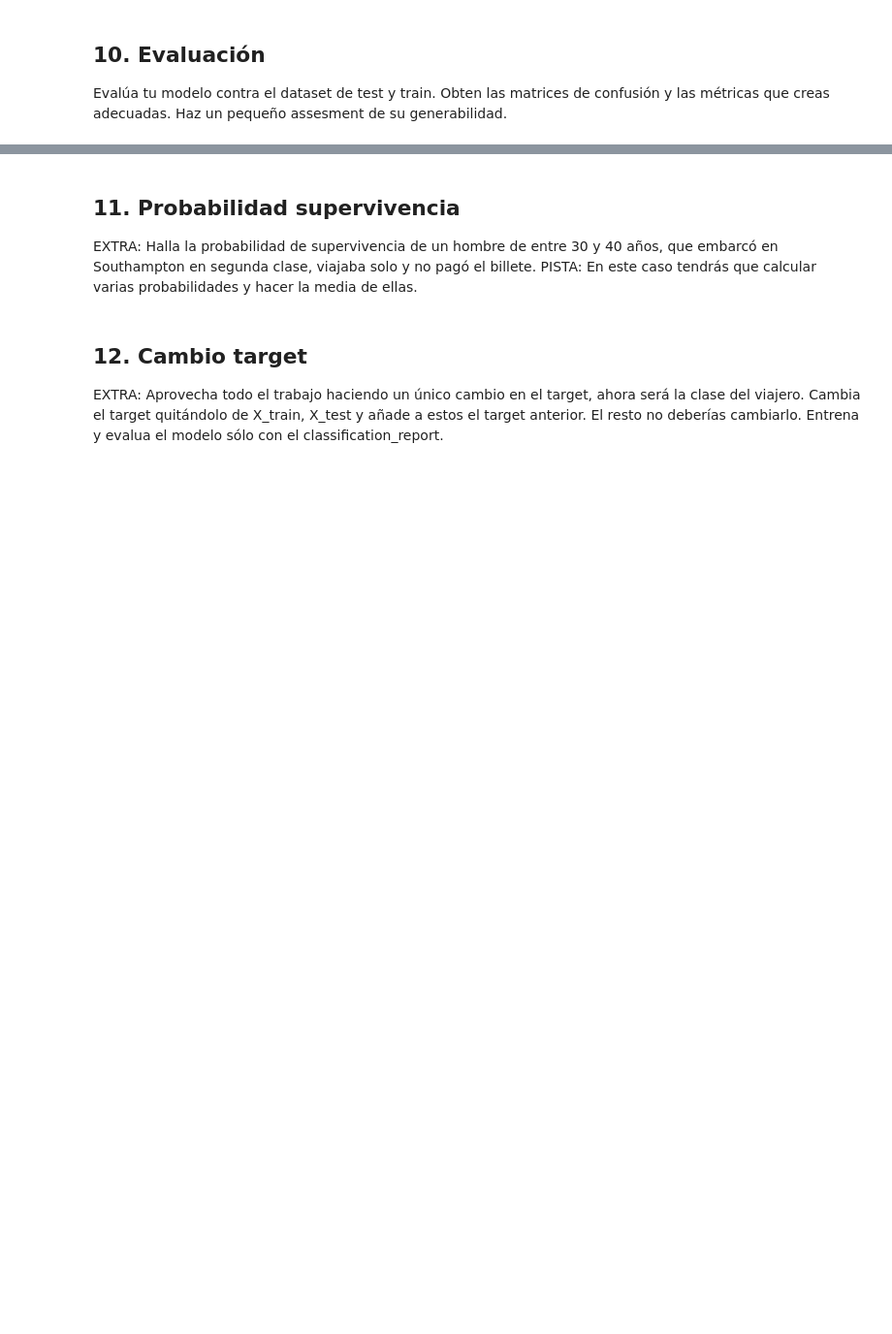
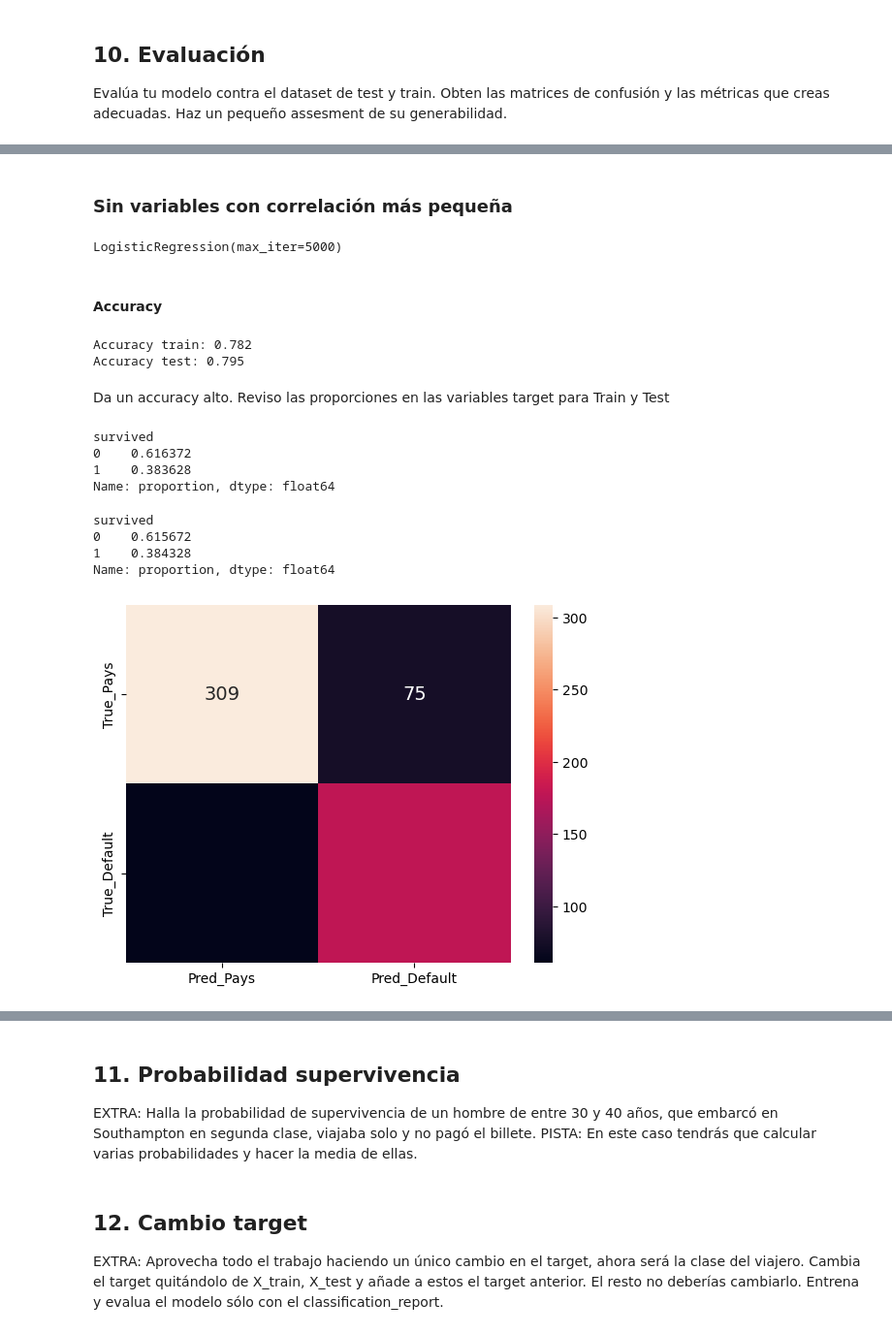
Before and after one commit to ANG112/ONLINE_DS_THEBRIDGE_ALFONSO_NIETO, a Jupyter notebook: 04_Machine_Learning/Sprint_12/Unidad_02/Practica_Obligatoria/18_Practica_Obligatoria_Clasificacion_y_Regresion_Logistica.ipynb, the cells around one changed output, grey strips where cells are left out. Shown at 97% size. Cells and saved outputs as stored; diff of their text form; code cells hidden in the pictures; blank space fills up the shorter version.

```diff
--- a/04_Machine_Learning/Sprint_12/Unidad_02/Practica_Obligatoria/18_Practica_Obligatoria_Clasificacion_y_Regresion_Logistica.ipynb
+++ b/04_Machine_Learning/Sprint_12/Unidad_02/Practica_Obligatoria/18_Practica_Obligatoria_Clasificacion_y_Regresion_Logistica.ipynb
@@ -675,0 +668,8 @@ print(y_train.shape)
+# %%
+columnas_eliminar = ['survived', 'pclass', 'age', 'sibsp', 'parch', 'fare', 'adult_male',
+       'alone', 'med_age', 'log_age', 'log_sibsp', 'log_parch' ]
+
+X_train_sv = train_set.drop(columnas_eliminar,axis = 1)
+y_train_sv = train_set['survived']
+print(X_train_sv.shape)
+print(y_train_sv.shape)
@@ -750,0 +852,42 @@ Evalúa tu modelo contra el dataset de test y train. Obten las matrices de confu
+# %% [markdown]
+### Sin variables con correlación más pequeña
+# %%
+log_reg.fit(X_train_sv, y_train_sv)
+# %% [output]
+LogisticRegression(max_iter=5000)
+# %% [markdown]
+#### Accuracy
+# %%
+acc_train = round(accuracy_score(log_reg.predict(X_train_sv), y_train_sv), 3)
+acc_test = round(accuracy_score(log_reg.predict(X_test_sv), y_test_sv), 3)
+
+print("Accuracy train:", acc_train)
+print("Accuracy test:", acc_test)
+# %% [output]
+Accuracy train: 0.782
+Accuracy test: 0.795
+# %% [markdown]
+Da un accuracy alto. Reviso las proporciones en las variables target para Train y Test
+# %%
+y_train_sv.value_counts(True)
+# %% [output]
+survived
+0    0.616372
+1    0.383628
+Name: proportion, dtype: float64
+# %%
+y_test_sv.value_counts(True)
+# %% [output]
+survived
+0    0.615672
+1    0.384328
+Name: proportion, dtype: float64
+# %%
+c_matrix = confusion_matrix(y_train_sv, log_reg.predict(X_train_sv))
+
+c_matrix_df = pd.DataFrame(c_matrix, columns = ['Pred_Pays', 'Pred_Default'],
+                          index = ['True_Pays', 'True_Default'])
+
+sns.heatmap(c_matrix_df, annot=True, fmt='g');
+# %% [output]
+[figure, added]
```
Also changed, not shown: parts of 40 cells of this notebook.
